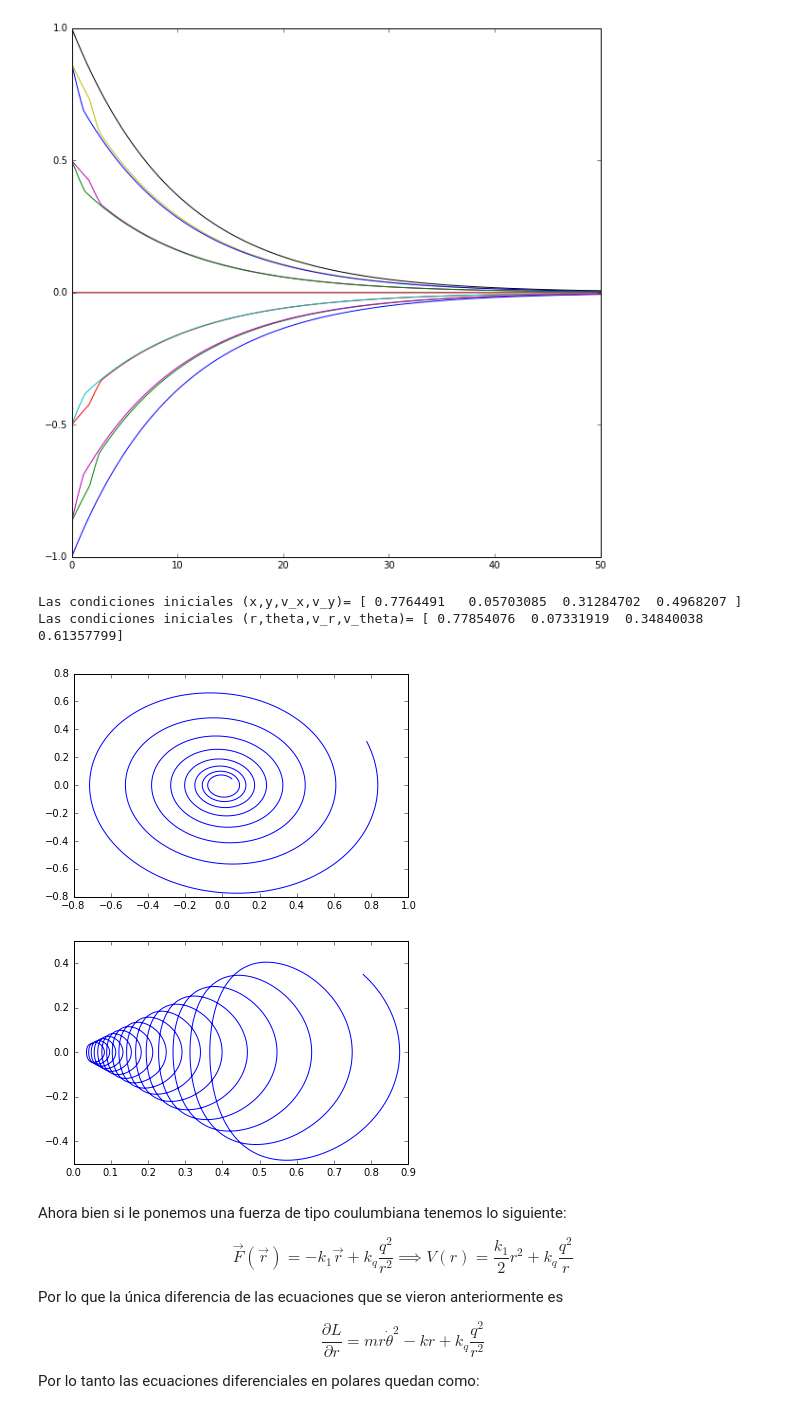
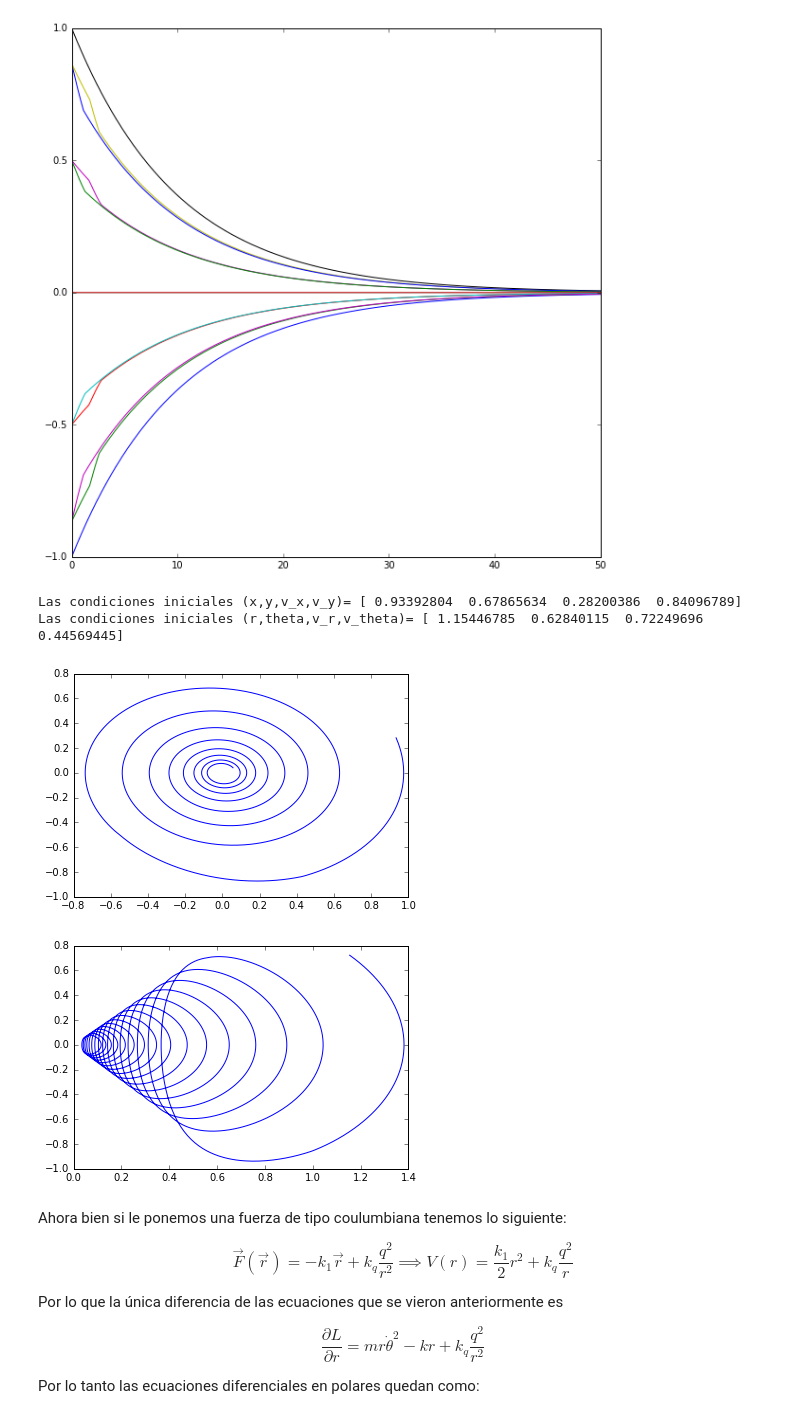
Before and after one commit to brianzapien/Tareas, a Jupyter notebook: Tarea_Examen.ipynb, the cells around one changed output. Saved outputs shown, nothing was run; the diff lists cells and outputs as text; code cells hidden in the pictures.

```diff
--- a/Tarea_Examen.ipynb
+++ b/Tarea_Examen.ipynb
@@ -132,23 +132,23 @@ for n in xrange(12):
 # %% [output]
 [figure]
 # %%
-cond_ini=random(4)
+cond_ini=rand(4)
 x0,y0,vx0,vy0=cond_ini[0],cond_ini[1],cond_ini[2],cond_ini[3]
-cond_ini_pol=array([sqrt(x0**2+y0**2),arctan(y0/x0),(x0*vx0+y0*vy0)/(sqrt(x0**2+y0**2)),(x0*vy0-y0*vx0)/(x0**2-y0**2)])
+cond_ini_pol=array([sqrt(x0**2+y0**2),arctan(y0/x0),(x0*vx0+y0*vy0)/(sqrt(x0**2+y0**2)),(x0*vy0-y0*vx0)/(x0**2+y0**2)])
 print "Las condiciones iniciales (x,y,v_x,v_y)=",cond_ini
 print "Las condiciones iniciales (r,theta,v_r,v_theta)=",cond_ini_pol
 t,sol=RK4(osc_2D,cond_ini,[0,50],[0.1,0.2])
 plot(sol[:,0],sol[:,2])
 show()
 r=sqrt(sol[:,0]**2+sol[:,1]**2)
 p_r=(sol[:,0]*sol[:,2]+sol[:,1]*sol[:,3])/r
 plot(r,p_r)
 show()
 # %% [output]
-Las condiciones iniciales (x,y,v_x,v_y)= [ 0.7764491   0.05703085  0.31284702  0.4968207 ]
-Las condiciones iniciales (r,theta,v_r,v_theta)= [ 0.77854076  0.07331919  0.34840038  0.61357799]
+Las condiciones iniciales (x,y,v_x,v_y)= [ 0.93392804  0.67865634  0.28200386  0.84096789]
+Las condiciones iniciales (r,theta,v_r,v_theta)= [ 1.15446785  0.62840115  0.72249696  0.44569445]
-[figure, old version]
+[figure, new version]
-[figure, old version]
+[figure, new version]
 # %% [markdown]
 Ahora bien si le ponemos una fuerza de tipo coulumbiana tenemos lo siguiente:
 
```
Also changed, not shown: parts of 17 cells of this notebook.
